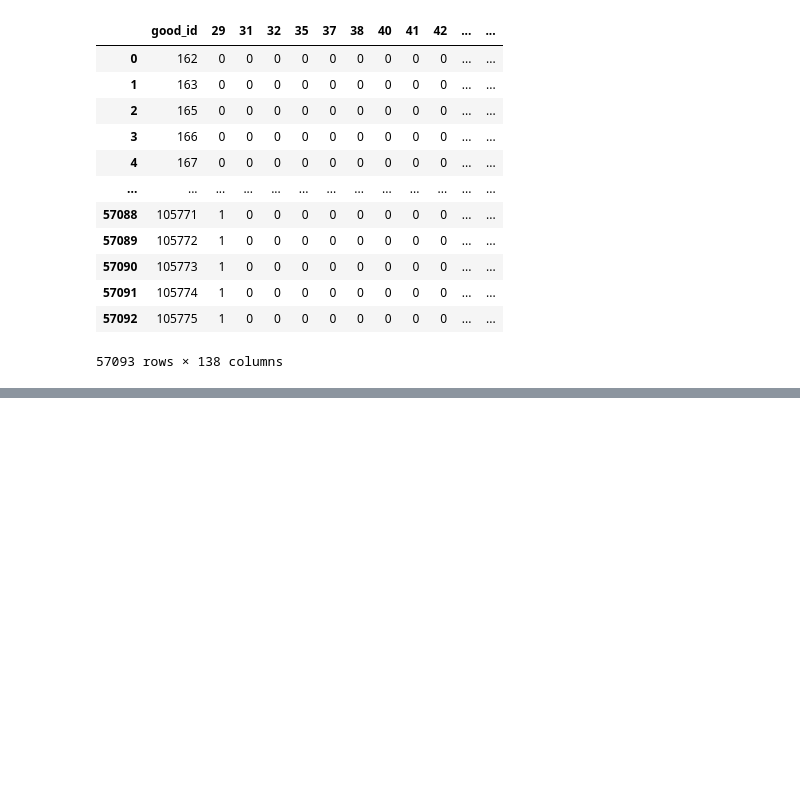
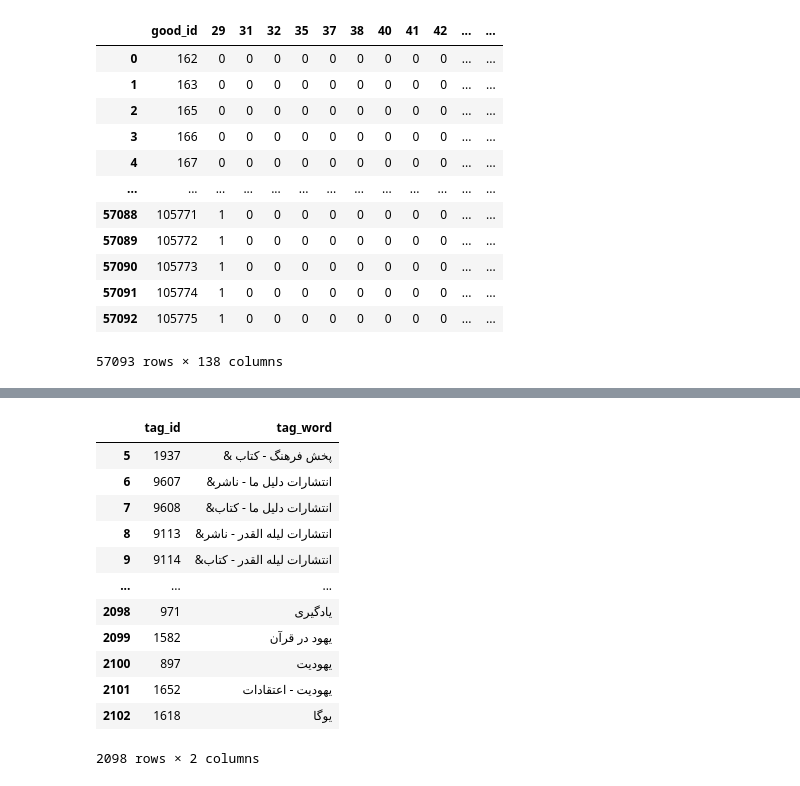
Before and after one commit to PooyaLaryan/BookStoreRecommenderSystem, a Jupyter notebook: GNN Proect/Book Store GNN Recommender System.ipynb, the cells around one changed output, grey strips where cells are left out. Saved outputs shown, nothing was run; the diff lists cells and outputs as text; code cells hidden in the pictures; blank space fills up the shorter version.

```diff
--- a/GNN Proect/Book Store GNN Recommender System.ipynb
+++ b/GNN Proect/Book Store GNN Recommender System.ipynb
@@ -99,0 +124,16 @@ good_id_to_category_df
+# %%
+publisher_df.dropna()
+# %% [output]
+|  | tag_id | tag_word |
+| 5 | 1937 | & پخش فرهنگ - کتاب |
+| 6 | 9607 | &انتشارات دلیل ما - ناشر |
+| 7 | 9608 | &انتشارات دلیل ما - کتاب |
+| 8 | 9113 | &انتشارات لیله القدر - ناشر |
+| 9 | 9114 | &انتشارات لیله القدر - کتاب |
+| ... | ... | ... |
+| 2098 | 971 | یادگیری |
+| 2099 | 1582 | یهود در قرآن |
+| 2100 | 897 | یهودیت |
+| 2101 | 1652 | یهودیت - اعتقادات |
+| 2102 | 1618 | یوگا |
+2098 rows × 2 columns
```
Also changed, not shown: parts of 5 cells of this notebook, 9 other files.
